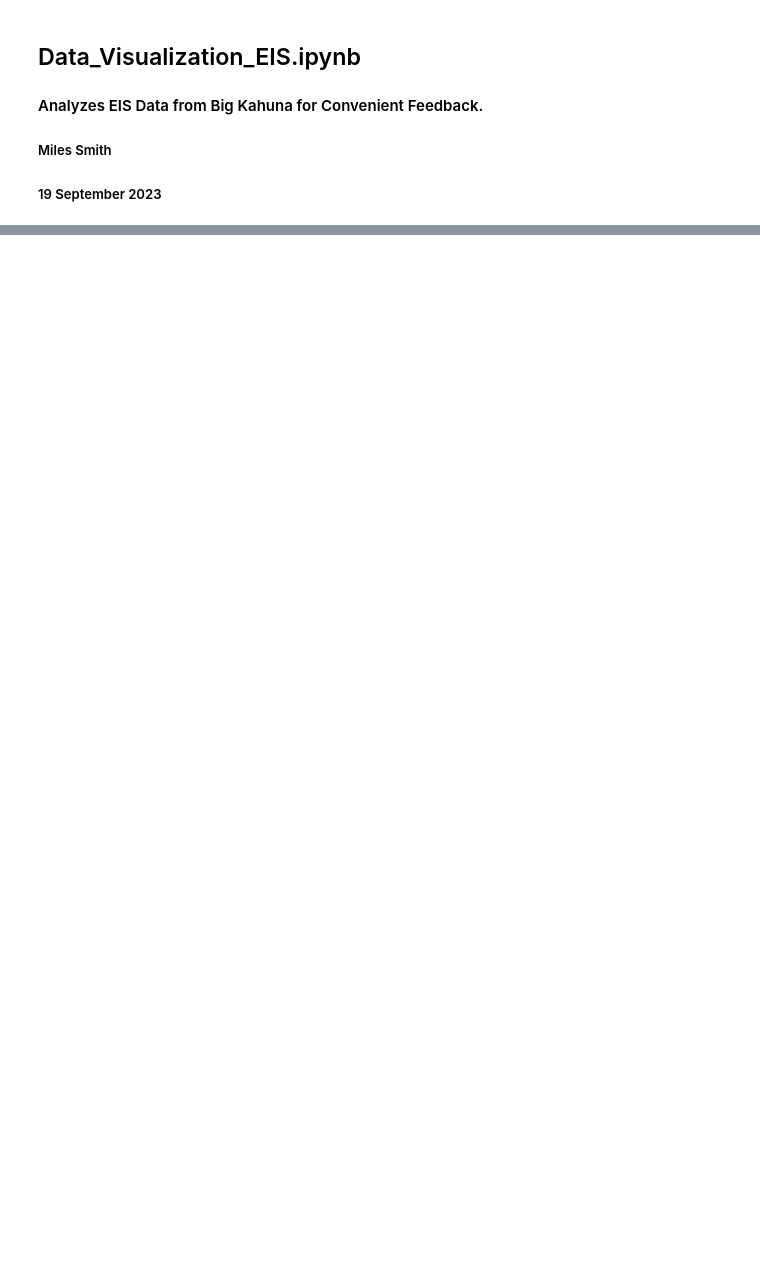
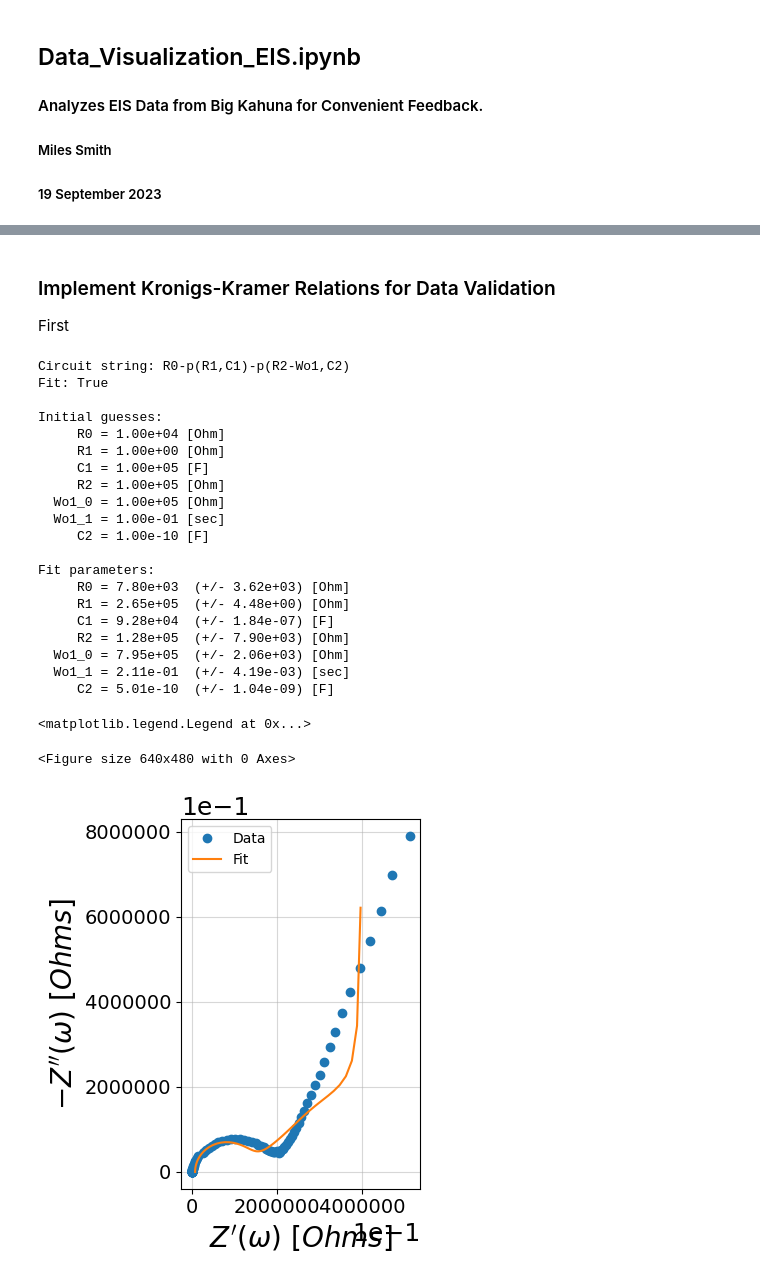
Before and after one commit to milesmsmith/auto-eis-conductivity, a Jupyter notebook: Data_Visualization_EIS.ipynb, the cells around one changed output, grey strips where cells are left out. Saved outputs shown, nothing was run; the diff lists cells and outputs as text; code cells hidden in the pictures; blank space fills up the shorter version.

```diff
--- a/Data_Visualization_EIS.ipynb
+++ b/Data_Visualization_EIS.ipynb
@@ -9,12 +9,17 @@ import os
 import math
 import matplotlib.pyplot as plt
 import numpy as np
+from impedance import preprocessing
+from impedance.models.circuits import CustomCircuit
+# Note that altair was downgraded to v3.0 for impedance.
+from impedance.visualization import plot_nyquist
+
 
 ### Read in all file names in EIS folder ###
 
 # Specify the directory path and file extension pattern
-# directory_path = '/Users/milessmith/Desktop/EIS/' # Miles MacBook Pro (for testing)
-directory_path = 'C:\EIS' # Unchained Labs computer
+directory_path = '/Users/milessmith/Desktop/EIS/' # Miles MacBook Pro (for testing)
+# directory_path = 'C:\EIS' # Unchained Labs computer
 extension_pattern = '*.txt'  # List .txt files, for example
 
 # Get a list of file names matching the pattern in the directory
@@ -35,14 +40,14 @@ Temperature (degC): 25
 # plate_number = '103965_'
 plate_number = "skip"
 
-vial_number = '_13_'
+vial_number = '_5_'
 # vial_number = "skip"
 
 date = '_20230918_'
 # date = "skip"
 
-# temperature = '_25'
-temperature = "skip"
+temperature = '_25'
+# temperature = "skip"
 
 # New list to append the files of interest
 useful_path = []
@@ -153,0 +205,48 @@ plt.show()
+# %% [markdown]
+### Implement Kronigs-Kramer Relations for Data Validation
+First
+# %%
+    # Create ECM and fit to the data collected
+    circuit = 'R0-p(R1,C1)-p(R2-Wo1,C2)' # ECM. We should match model from system!
+    initial_guess = [10**4, 10**0, 10**5, 10**5, 10**5, 10**-1, 10**-10]
+    circuit = CustomCircuit(circuit, initial_guess=initial_guess)
+
+
+    # Z = np.array(ZOhm)
+    Z = ZOhm
+    # f, Z = preprocessing.ignoreBelowX(f, Z)
+    ### -- Still needs to be understood better! -- ###
+    # Fit data to equivalent circuit model
+    circuit.fit(f, Z)
+    print(circuit)
+    Z_fit = circuit.predict(f)
+    plt.figure(3)
+    fig, ax = plt.subplots()
+    plot_nyquist(Z, fmt='o', scale=10, ax=ax)
+    plot_nyquist(Z_fit, fmt='-', scale=10, ax=ax)
+
+    plt.legend(['Data', 'Fit'])
+# %% [output]
+Circuit string: R0-p(R1,C1)-p(R2-Wo1,C2)
+Fit: True
+
+Initial guesses:
+     R0 = 1.00e+04 [Ohm]
+     R1 = 1.00e+00 [Ohm]
+     C1 = 1.00e+05 [F]
+     R2 = 1.00e+05 [Ohm]
+  Wo1_0 = 1.00e+05 [Ohm]
+  Wo1_1 = 1.00e-01 [sec]
+     C2 = 1.00e-10 [F]
+
+Fit parameters:
+     R0 = 7.80e+03  (+/- 3.62e+03) [Ohm]
+     R1 = 2.65e+05  (+/- 4.48e+00) [Ohm]
+     C1 = 9.28e+04  (+/- 1.84e-07) [F]
+     R2 = 1.28e+05  (+/- 7.90e+03) [Ohm]
+  Wo1_0 = 7.95e+05  (+/- 2.06e+03) [Ohm]
+  Wo1_1 = 2.11e-01  (+/- 4.19e-03) [sec]
+     C2 = 5.01e-10  (+/- 1.04e-09) [F]
+<matplotlib.legend.Legend at 0x...>
+<Figure size 640x480 with 0 Axes>
+[figure, added]
```
Also changed, not shown: parts of 5 cells of this notebook.
